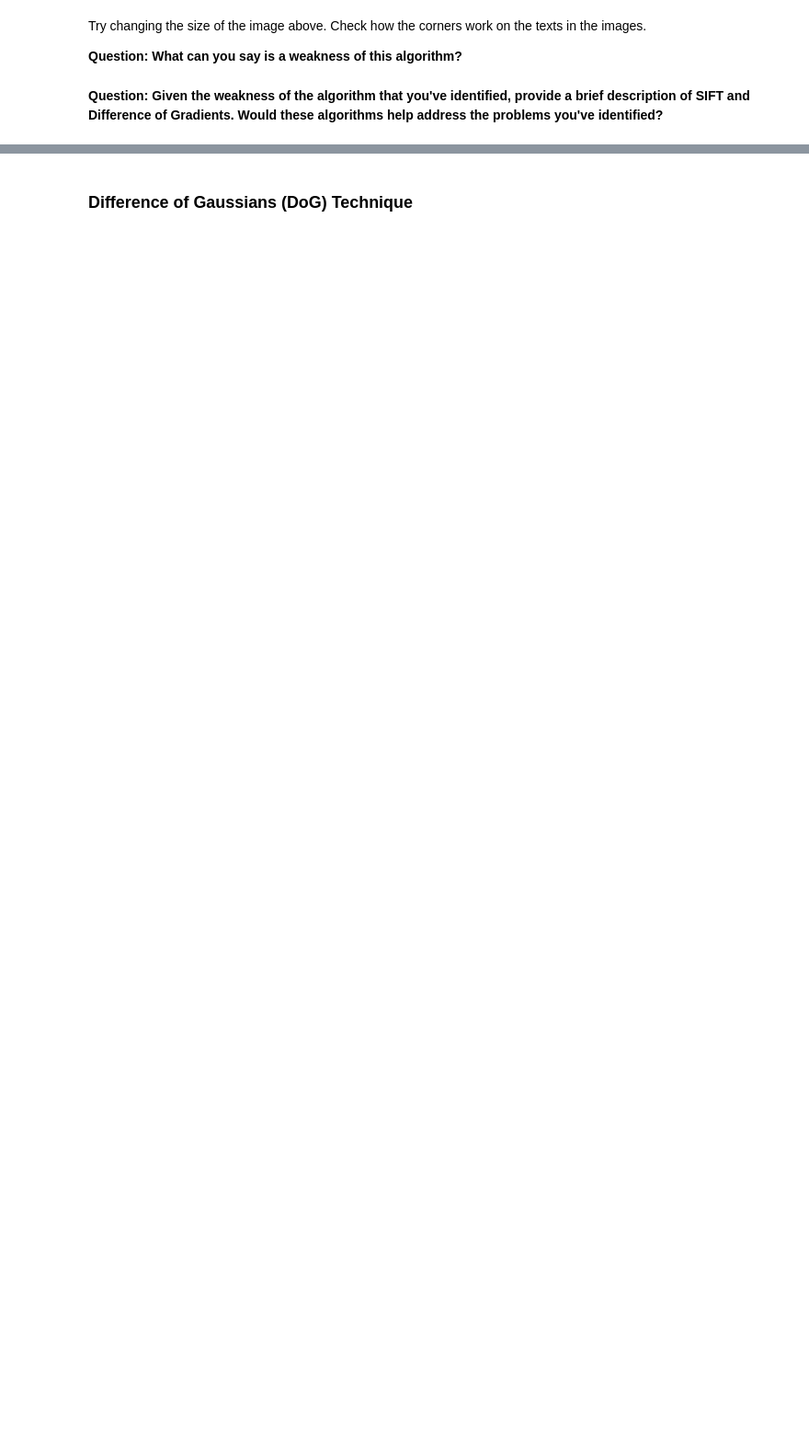
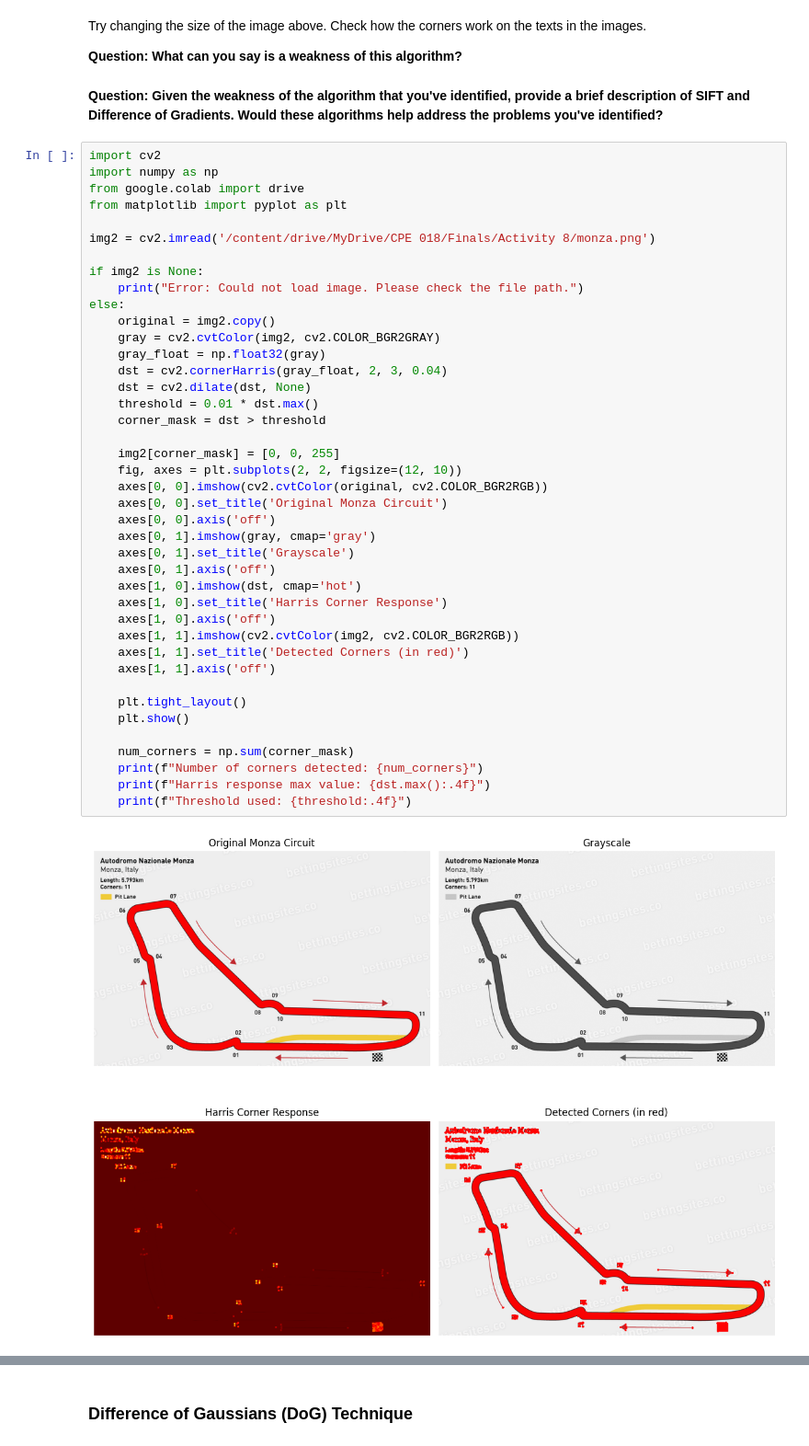
Before and after one commit to lesterlnds/CPE-018, a Jupyter notebook: Activity_8_Feature_Extraction_and_Description_using_DoG_and_SIFT.ipynb, the cells around one changed output, grey strips where cells are left out. Shown at 92% size. Drawn from its saved outputs; the diff is of its cells as text; blank space fills up the shorter version.

```diff
--- a/Activity_8_Feature_Extraction_and_Description_using_DoG_and_SIFT.ipynb
+++ b/Activity_8_Feature_Extraction_and_Description_using_DoG_and_SIFT.ipynb
@@ -84,3 +101,46 @@ Try changing the size of the image above. Check how the corners work on the text
 **Question: What can you say is a weakness of this algorithm?**
 # %% [markdown]
 **Question: Given the weakness of the algorithm that you've identified, provide a brief description of SIFT and Difference of Gradients. Would these algorithms help address the problems you've identified?**
+# %%
+import cv2
+import numpy as np
+from google.colab import drive
+from matplotlib import pyplot as plt
+
+img2 = cv2.imread('/content/drive/MyDrive/CPE 018/Finals/Activity 8/monza.png')
+
+if img2 is None:
+    print("Error: Could not load image. Please check the file path.")
+else:
+    original = img2.copy()
+    gray = cv2.cvtColor(img2, cv2.COLOR_BGR2GRAY)
+    gray_float = np.float32(gray)
+    dst = cv2.cornerHarris(gray_float, 2, 3, 0.04)
+    dst = cv2.dilate(dst, None)
+    threshold = 0.01 * dst.max()
+    corner_mask = dst > threshold
+
+    img2[corner_mask] = [0, 0, 255]
+    fig, axes = plt.subplots(2, 2, figsize=(12, 10))
+    axes[0, 0].imshow(cv2.cvtColor(original, cv2.COLOR_BGR2RGB))
+    axes[0, 0].set_title('Original Monza Circuit')
+    axes[0, 0].axis('off')
+    axes[0, 1].imshow(gray, cmap='gray')
+    axes[0, 1].set_title('Grayscale')
+    axes[0, 1].axis('off')
+    axes[1, 0].imshow(dst, cmap='hot')
+    axes[1, 0].set_title('Harris Corner Response')
+    axes[1, 0].axis('off')
+    axes[1, 1].imshow(cv2.cvtColor(img2, cv2.COLOR_BGR2RGB))
+    axes[1, 1].set_title('Detected Corners (in red)')
+    axes[1, 1].axis('off')
+
+    plt.tight_layout()
+    plt.show()
+
+    num_corners = np.sum(corner_mask)
+    print(f"Number of corners detected: {num_corners}")
+    print(f"Harris response max value: {dst.max():.4f}")
+    print(f"Threshold used: {threshold:.4f}")
+# %% [output]
+[figure, added]
```
Also changed, not shown: parts of 17 cells of this notebook.
